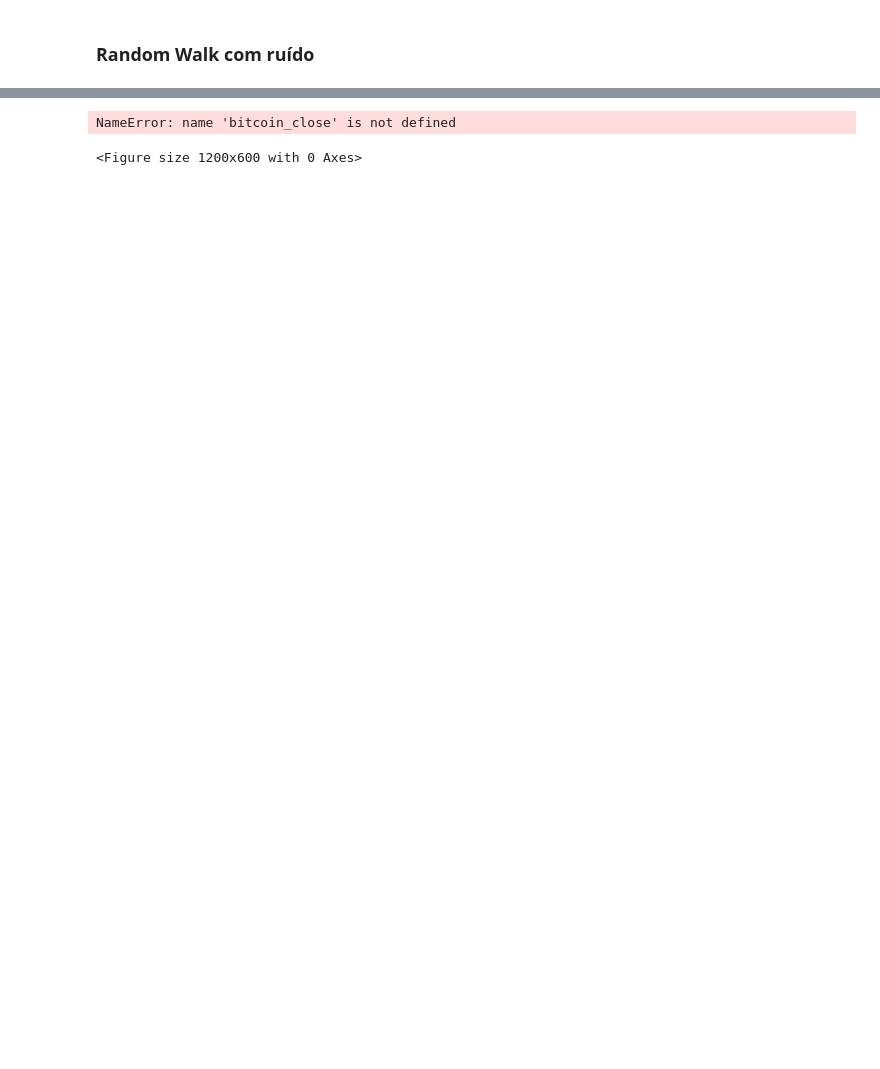
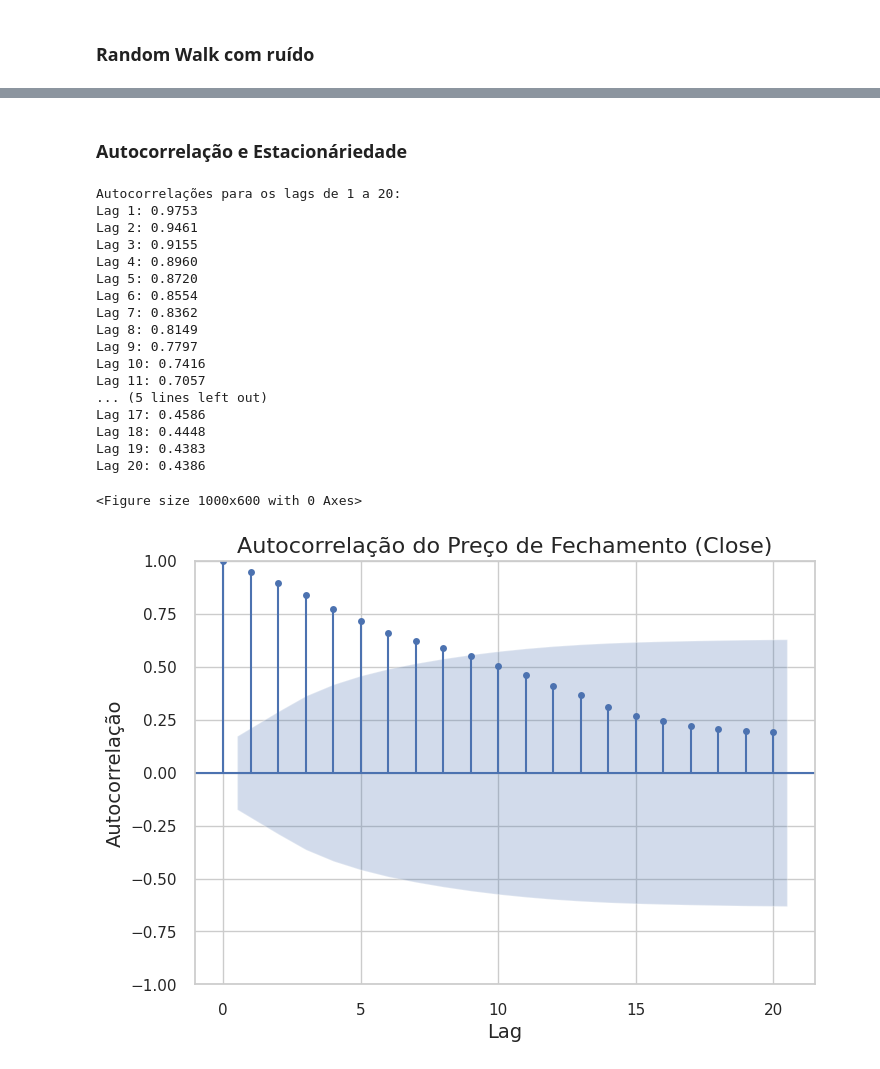
Before and after one commit to MariaGabrielaAlvesZuppardo/SeriesTemporaisCin, a Jupyter notebook: Lista_de_Exercicio_Random_Walk.ipynb, the cells around one changed output, grey strips where cells are left out. Drawn from its saved outputs; the diff is of its cells as text; code cells hidden in the pictures; blank space fills up the shorter version.

```diff
--- a/Lista_de_Exercicio_Random_Walk.ipynb
+++ b/Lista_de_Exercicio_Random_Walk.ipynb
@@ -33,3 +33,8 @@ from sklearn.metrics import mean_squared_error, mean_absolute_error, r2_score
 from sklearn.model_selection import train_test_split
 import statsmodels.api as sm
 from statsmodels.tsa.stattools import adfuller
+import ipywidgets as widgets
+
+# Estilo de visualização corrigido
+plt.style.use('seaborn-v0_8-darkgrid')
+sns.set_palette('deep')
@@ -36,6 +43,9 @@ from statsmodels.tsa.stattools import adfuller
 # %%
 ticket = "BTC-USD"
-dados = yf.download(ticket,start="2007-08-18",end="2025-08-18")
-dados_weekly= dados['Close'].resample('M').last().dropna()
+dados = yf.download(ticket, start="2007-08-18", end="2025-08-18")
+
+# Realizar o resampling para frequência mensal
+dados_weekly = dados['Close'].resample('ME').last().dropna()
+print(dados_weekly)
 # %% [output]
 [*********************100%***********************]  1 of 1 completed
@@ -118,13 +80,42 @@ plt.show()
-# %%
-# Plotar os preços reais do Bitcoin e a simulação do Random Walk
-plt.figure(figsize=(12, 6))
-plt.plot(bitcoin_close, label='Preços Reais do Bitcoin')
-plt.plot(random_walk + bitcoin_close.mean(), label='Simulação do Random Walk', alpha=0.7)
-plt.title('Preços do Bitcoin vs. Simulação do Random Walk')
-plt.xlabel('Data')
-plt.ylabel('Preço')
-plt.legend()
-plt.show()
-# %% [output]
-NameError: name 'bitcoin_close' is not defined
-<Figure size 1200x600 with 0 Axes>
+# %% [markdown]
+### Autocorrelação e Estacionáriedade
+# %%
+
+
+# Calcular a autocorrelação para diferentes lags
+max_lag = 20
+autocorr_values = [dados_rw['Close'].autocorr(lag=i) for i in range(1, max_lag+1)]
+
+# Exibir as autocorrelações para os lags de 1 a max_lag
+print(f"Autocorrelações para os lags de 1 a {max_lag}:")
+for i, autocorr in enumerate(autocorr_values, start=1):
+    print(f"Lag {i}: {autocorr:.4f}")
+
+# Plotando a autocorrelação para diferentes lags com melhorias no gráfico
+plt.figure(figsize=(10, 6))
+plot_acf(dados_rw['Close'], lags=max_lag, alpha=0.05)
+plt.title('Autocorrelação do Preço de Fechamento (Close)', fontsize=16)
+plt.xlabel('Lag', fontsize=14)
+plt.ylabel('Autocorrelação', fontsize=14)
+plt.grid(True)
+plt.show()
+# %% [output]
+Autocorrelações para os lags de 1 a 20:
+Lag 1: 0.9753
+Lag 2: 0.9461
+Lag 3: 0.9155
+Lag 4: 0.8960
+Lag 5: 0.8720
+Lag 6: 0.8554
+Lag 7: 0.8362
+Lag 8: 0.8149
+Lag 9: 0.7797
+Lag 10: 0.7416
+Lag 11: 0.7057
+... (5 lines left out)
+Lag 17: 0.4586
+Lag 18: 0.4448
+Lag 19: 0.4383
+Lag 20: 0.4386
+<Figure size 1000x600 with 0 Axes>
+[figure, added]
```
Also changed, not shown: parts of 16 cells of this notebook.
